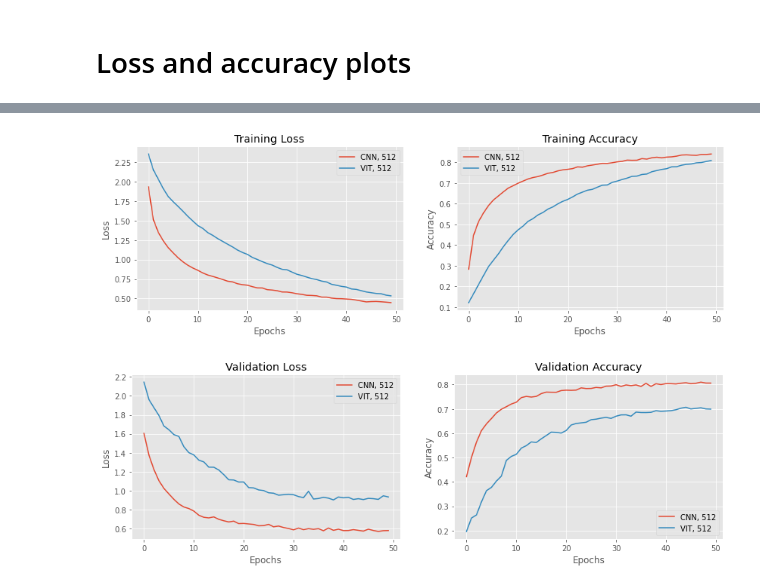
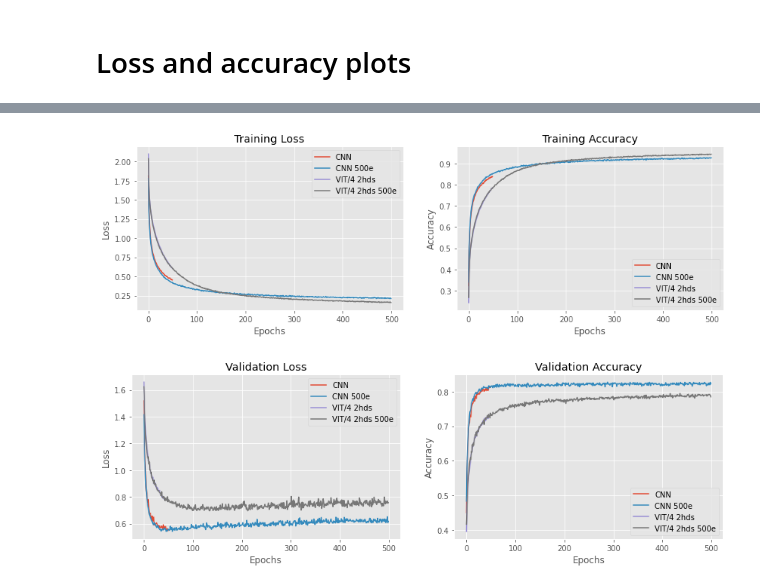
Before and after one commit to cheneeheng/Transformer-TF, a Jupyter notebook: Cifar10_VIT.ipynb, the cells around one changed output, grey strips where cells are left out. Drawn from its saved outputs; the diff is of its cells as text; code cells hidden in the pictures.

Commit message:
Updated the results and plots.

```diff
--- a/Cifar10_VIT.ipynb
+++ b/Cifar10_VIT.ipynb
@@ -806,0 +1081,14 @@ def plot(losses: list, accuracies: list, legend_labels: list, subplot_title: lis
+# %%
+# Saves a full copy of the model.
+model = VIT(num_classes=num_classes,
+            image_height=image_height,
+            image_width=image_width,
+            patch_size=4,
+            projection_dim=32,
+            num_layers=4,
+            num_heads=2,
+            mlp_dims=[64, 32],
+            classifier_mlp_dims=[512],
+            preprocess=False).model()
+model.summary()
+history_vit_4x4_2hd = train_and_eval(model, '/content/drive/MyDrive/02_Work/05_Experiments/TF-Transformer/Cifar10_VIT/210318_VIT_4x4_2hd')
@@ -806,0 +1334,9 @@ def plot(losses: list, accuracies: list, legend_labels: list, subplot_title: lis
+# %%
+batch_size = 256
+epochs = 500
+model = SmallCNN(num_classes=num_classes,
+                 image_height=image_height,
+                 image_width=image_width,
+                 preprocess=False).model()
+model.summary()
+history_cnn_500epoch = train_and_eval(model, '/content/drive/MyDrive/02_Work/05_Experiments/TF-Transformer/Cifar10_VIT/210318_CNN_500epoch')
@@ -806,0 +1391,15 @@ def plot(losses: list, accuracies: list, legend_labels: list, subplot_title: lis
+# %%
+batch_size = 256
+epochs = 500
+model = VIT(num_classes=num_classes,
+            image_height=image_height,
+            image_width=image_width,
+            patch_size=4,
+            projection_dim=32,
+            num_layers=4,
+            num_heads=2,
+            mlp_dims=[64, 32],
+            classifier_mlp_dims=[512],
+            preprocess=False).model()
+model.summary()
+history_vit_4x4_2hd_500epoch = train_and_eval(model, '/content/drive/MyDrive/02_Work/05_Experiments/TF-Transformer/Cifar10_VIT/210318_VIT_4x4_2hd_500epoch')
@@ -807,15 +1441,16 @@ def plot(losses: list, accuracies: list, legend_labels: list, subplot_title: lis
 # %%
-legends = ['CNN, 512', 'VIT, 512']
-histories = [history_cnn_bs512, history_vit_bs512]
+legends = ['CNN', 'CNN 500e', 'VIT/4 2hds', 'VIT/4 2hds 500e']
+histories = [history_cnn, history_cnn_500epoch,
+             history_vit_4x4_2hd, history_vit_4x4_2hd_500epoch]
 
 plot([i.history['loss'] for i in histories],
      [i.history['sparse_categorical_accuracy'] for i in histories],
      legends,
      subplot_title=['Training Loss', 'Training Accuracy'])
 plot([i.history['val_loss'] for i in histories],
      [i.history['val_sparse_categorical_accuracy'] for i in histories],
      legends,
      subplot_title=['Validation Loss', 'Validation Accuracy'])
 # %% [output]
-[figure, old version]
+[figure, new version]
-[figure, old version]
+[figure, new version]
```
Also changed, not shown: parts of 37 cells of this notebook.
